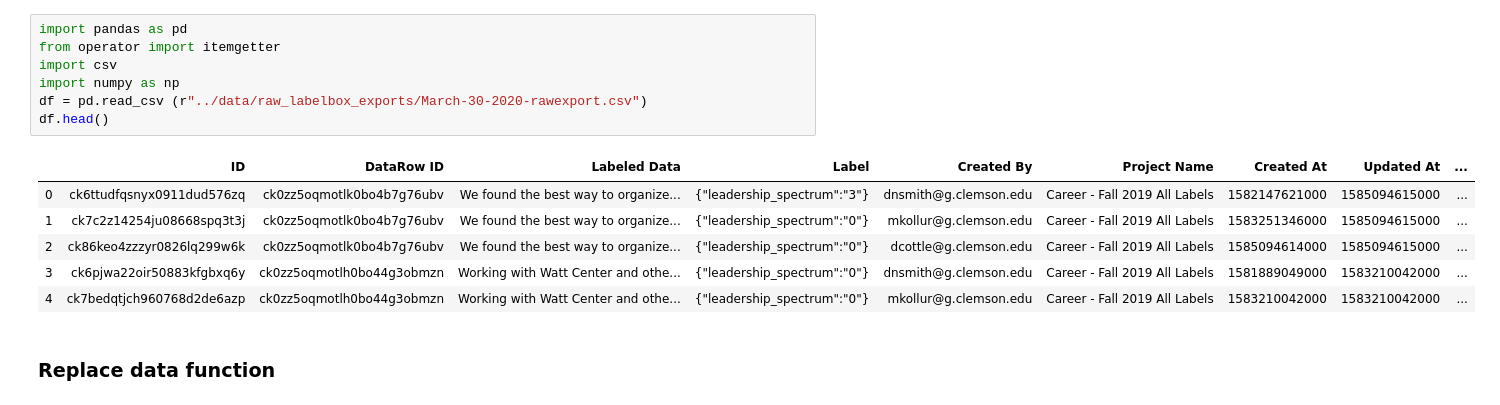
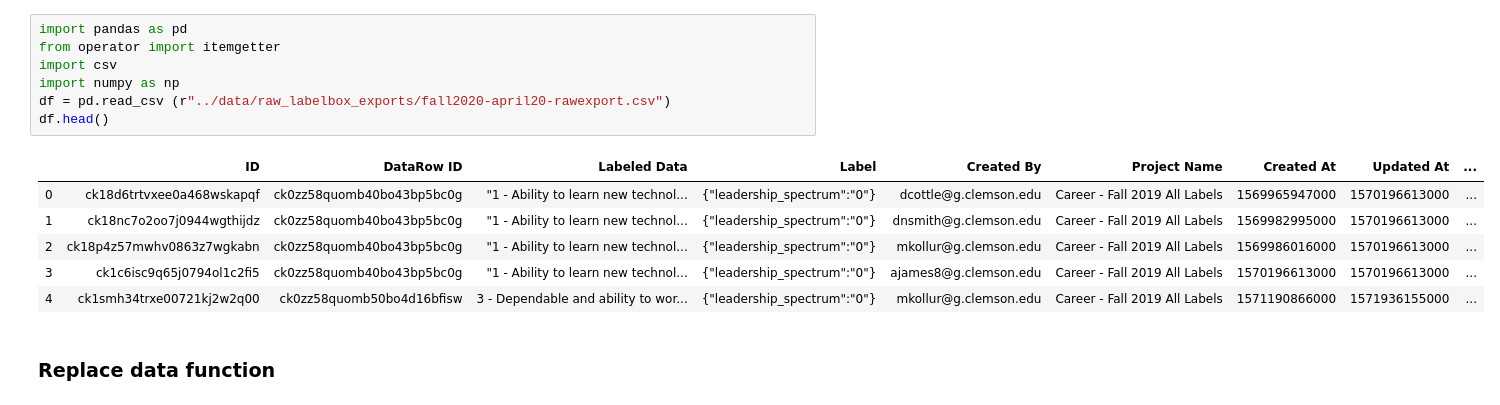
Before and after one commit to dndsmith/watson_ci_career_readiness, a Jupyter notebook: src/clean_data_for_model.ipynb, the cells around one changed output. Drawn from its saved outputs; the diff is of its cells as text.

Commit message:
4/20 export

```diff
--- a/src/clean_data_for_model.ipynb
+++ b/src/clean_data_for_model.ipynb
@@ -1,17 +1,17 @@
 # %%
 import pandas as pd
 from operator import itemgetter
 import csv
 import numpy as np
-df = pd.read_csv (r"../data/raw_labelbox_exports/March-30-2020-rawexport.csv")
+df = pd.read_csv (r"../data/raw_labelbox_exports/fall2020-april20-rawexport.csv")
 df.head()
 # %% [output]
 |  | ID | DataRow ID | Labeled Data | Label | Created By | Project Name | Created At | Updated At | ... |
-| 0 | ck6ttudfqsnyx0911dud576zq | ck0zz5oqmotlk0bo4b7g76ubv | We found the best way to organize... | {"leadership_spectrum":"3"} | dnsmith@g.clemson.edu | Career - Fall 2019 All Labels | 1582147621000 | 1585094615000 | ... |
-| 1 | ck7c2z14254ju08668spq3t3j | ck0zz5oqmotlk0bo4b7g76ubv | We found the best way to organize... | {"leadership_spectrum":"0"} | mkollur@g.clemson.edu | Career - Fall 2019 All Labels | 1583251346000 | 1585094615000 | ... |
-| 2 | ck86keo4zzzyr0826lq299w6k | ck0zz5oqmotlk0bo4b7g76ubv | We found the best way to organize... | {"leadership_spectrum":"0"} | dcottle@g.clemson.edu | Career - Fall 2019 All Labels | 1585094614000 | 1585094615000 | ... |
-| 3 | ck6pjwa22oir50883kfgbxq6y | ck0zz5oqmotlh0bo44g3obmzn | Working with Watt Center and othe... | {"leadership_spectrum":"0"} | dnsmith@g.clemson.edu | Career - Fall 2019 All Labels | 1581889049000 | 1583210042000 | ... |
-| 4 | ck7bedqtjch960768d2de6azp | ck0zz5oqmotlh0bo44g3obmzn | Working with Watt Center and othe... | {"leadership_spectrum":"0"} | mkollur@g.clemson.edu | Career - Fall 2019 All Labels | 1583210042000 | 1583210042000 | ... |
+| 0 | ck18d6trtvxee0a468wskapqf | ck0zz58quomb40bo43bp5bc0g | "1 - Ability to learn new technol... | {"leadership_spectrum":"0"} | dcottle@g.clemson.edu | Career - Fall 2019 All Labels | 1569965947000 | 1570196613000 | ... |
+| 1 | ck18nc7o2oo7j0944wgthijdz | ck0zz58quomb40bo43bp5bc0g | "1 - Ability to learn new technol... | {"leadership_spectrum":"0"} | dnsmith@g.clemson.edu | Career - Fall 2019 All Labels | 1569982995000 | 1570196613000 | ... |
+| 2 | ck18p4z57mwhv0863z7wgkabn | ck0zz58quomb40bo43bp5bc0g | "1 - Ability to learn new technol... | {"leadership_spectrum":"0"} | mkollur@g.clemson.edu | Career - Fall 2019 All Labels | 1569986016000 | 1570196613000 | ... |
+| 3 | ck1c6isc9q65j0794ol1c2fi5 | ck0zz58quomb40bo43bp5bc0g | "1 - Ability to learn new technol... | {"leadership_spectrum":"0"} | ajames8@g.clemson.edu | Career - Fall 2019 All Labels | 1570196613000 | 1570196613000 | ... |
+| 4 | ck1smh34trxe00721kj2w2q00 | ck0zz58quomb50bo4d16bfisw | 3 - Dependable and ability to wor... | {"leadership_spectrum":"0"} | mkollur@g.clemson.edu | Career - Fall 2019 All Labels | 1571190866000 | 1571936155000 | ... |
 # %% [markdown]
 ### Replace data function
 # %%
```
Also changed, not shown: parts of 2 cells of this notebook.
